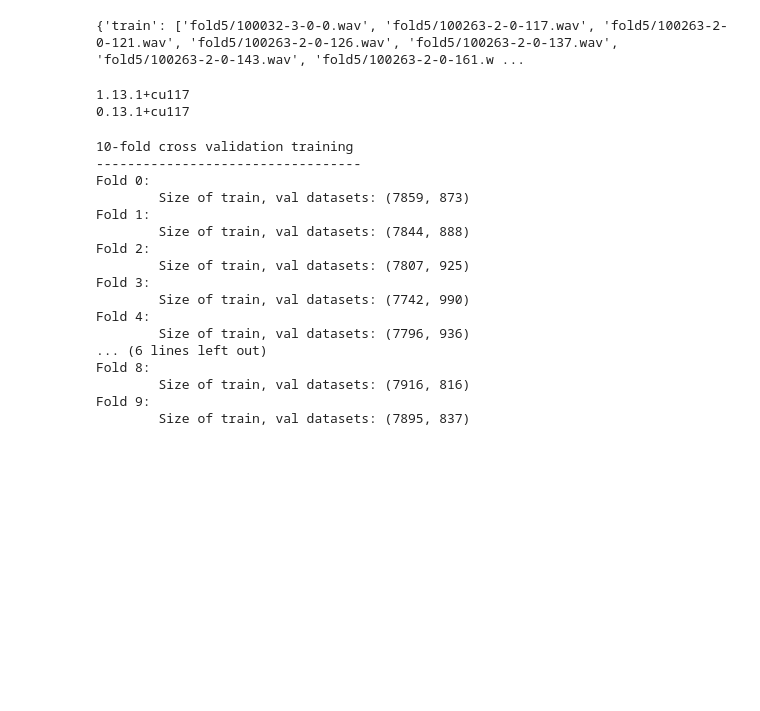
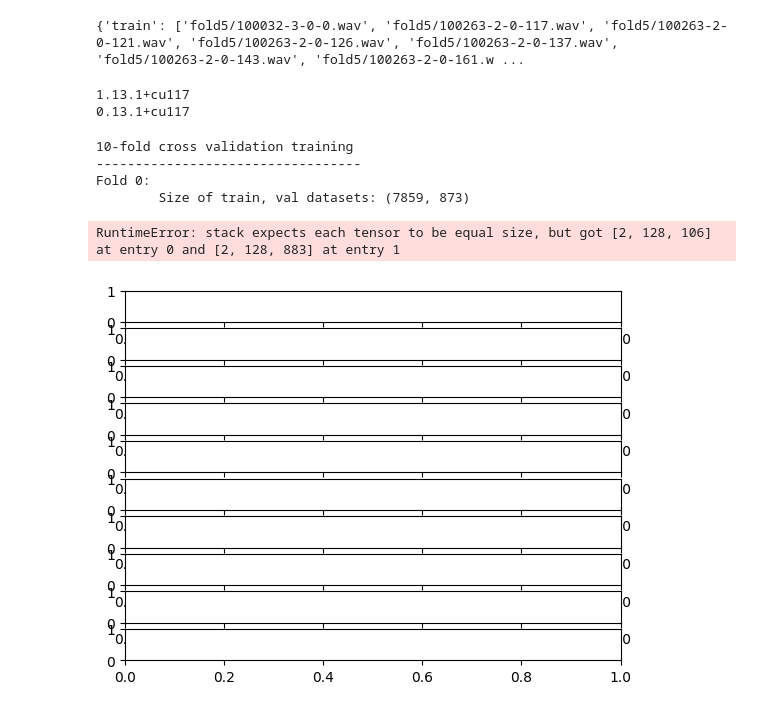
Before and after one commit to ljkeller/pac, a Jupyter notebook: training/sandbox.ipynb, the cells around one changed output. Saved outputs shown, nothing was run; the diff lists cells and outputs as text; code cells hidden in the pictures; blank space fills up the shorter version.

Commit message:
Custom Dataset Building
- Extract label
- Extract Mel Spectrogram
- Perform transformations

Also, logic to plot spectrograms.

TODO: transformations for constant data size.

```diff
--- a/training/sandbox.ipynb
+++ b/training/sandbox.ipynb
@@ -1,14 +1,18 @@
 # %%
 import os
+from pathlib import Path
+import re
 
 import pandas as pd
 import torch
+import librosa
+import matplotlib.pyplot as plt
 from torch.utils.data import Dataset, DataLoader
 
 print(f'Torch cuda enabled: {torch.cuda.is_available()}')
 
-urban_root = '~/sound_datasets/urbansound8k/'
-urban_metadata = urban_root + 'metadata/UrbanSound8K.csv'
+urban_root = Path('~/sound_datasets/urbansound8k').expanduser()
+urban_metadata = urban_root / 'metadata/UrbanSound8K.csv'
 # %% [output]
 Torch cuda enabled: True
 # %%
@@ -105,14 +110,14 @@ Name: duration, dtype: float64
 print(folds[0])
 # %% [output]
 {'train': ['fold5/100032-3-0-0.wav', 'fold5/100263-2-0-117.wav', 'fold5/100263-2-0-121.wav', 'fold5/100263-2-0-126.wav', 'fold5/100263-2-0-137.wav', 'fold5/100263-2-0-143.wav', 'fold5/100263-2-0-161.w ...
-# %%
-import torchaudio
-import torchaudio.transforms as T
-
-print(torch.__version__)
-print(torchaudio.__version__)
-# %% [output]
-1.13.1+cu117
-0.13.1+cu117
+# %%
+import torchaudio
+import torchaudio.transforms as T
+
+print(torch.__version__)
+print(torchaudio.__version__)
+# %% [output]
+1.13.1+cu117
+0.13.1+cu117
 # %%
 class UrbanSoundDataSet(Dataset):
@@ -125,31 +151,44 @@ class UrbanSoundDataSet(Dataset):
     def __len__(self):
         return len(self.sounds)
 # %%
-urban_audio_path = urban_root + "audio/"
+urban_audio_path = urban_root / "audio/"
+
+batch_size=64
+isShuffle=True
+preview=True
+# %%
+def plot_spectrogram(specgram, title=None, ylabel="freq_bin", ax=None):
+    if ax is None:
+        _, ax = plt.subplots(1, 1)
+    if title is not None:
+        ax.set_title(title)
+    ax.set_ylabel(ylabel)
+    ax.imshow(librosa.power_to_db(specgram), origin="lower", aspect="auto", interpolation="nearest")
 # %%
 print(f"{len(folds)}-fold cross validation training")
 print("-"*34)
 
-for fold_id, fold_bundle in enumerate(folds):
-    print(f"Fold {fold_id}:")
+fig, axs = plt.subplots(len(folds), 1)
+for fold_idx, fold_bundle in enumerate(folds):
+    print(f"Fold {fold_idx}:")
     train_ds = UrbanSoundDataSet(urban_audio_path, fold_bundle['train'])
     validation_ds = UrbanSoundDataSet(urban_audio_path, fold_bundle['validation'])
     print(f"\tSize of train, val datasets: {(len(train_ds), len(validation_ds))}")
+
+    train_dl = DataLoader(train_ds, batch_size=batch_size, shuffle=isShuffle)
+    validation_dl = DataLoader(validation_ds, batch_size=batch_size, shuffle=isShuffle)
+
+    if preview:
+        train_spectrograms, train_labels = next(iter(train_dl))
+        spctr = train_spectrograms[0].squeeze()
+        label = train_labels[0]
+        plot_spectrogram(spctr, label, ax=axs[fold_idx])
+
+fig.tight_layout()
 # %% [output]
 10-fold cross validation training
 ----------------------------------
 Fold 0:
         Size of train, val datasets: (7859, 873)
-Fold 1:
-        Size of train, val datasets: (7844, 888)
-Fold 2:
-        Size of train, val datasets: (7807, 925)
-Fold 3:
-        Size of train, val datasets: (7742, 990)
-Fold 4:
-        Size of train, val datasets: (7796, 936)
-... (6 lines left out)
-Fold 8:
-        Size of train, val datasets: (7916, 816)
-Fold 9:
-        Size of train, val datasets: (7895, 837)
+RuntimeError: stack expects each tensor to be equal size, but got [2, 128, 106] at entry 0 and [2, 128, 883] at entry 1
+[figure, added]
```
Also changed, not shown: parts of 2 cells of this notebook.
